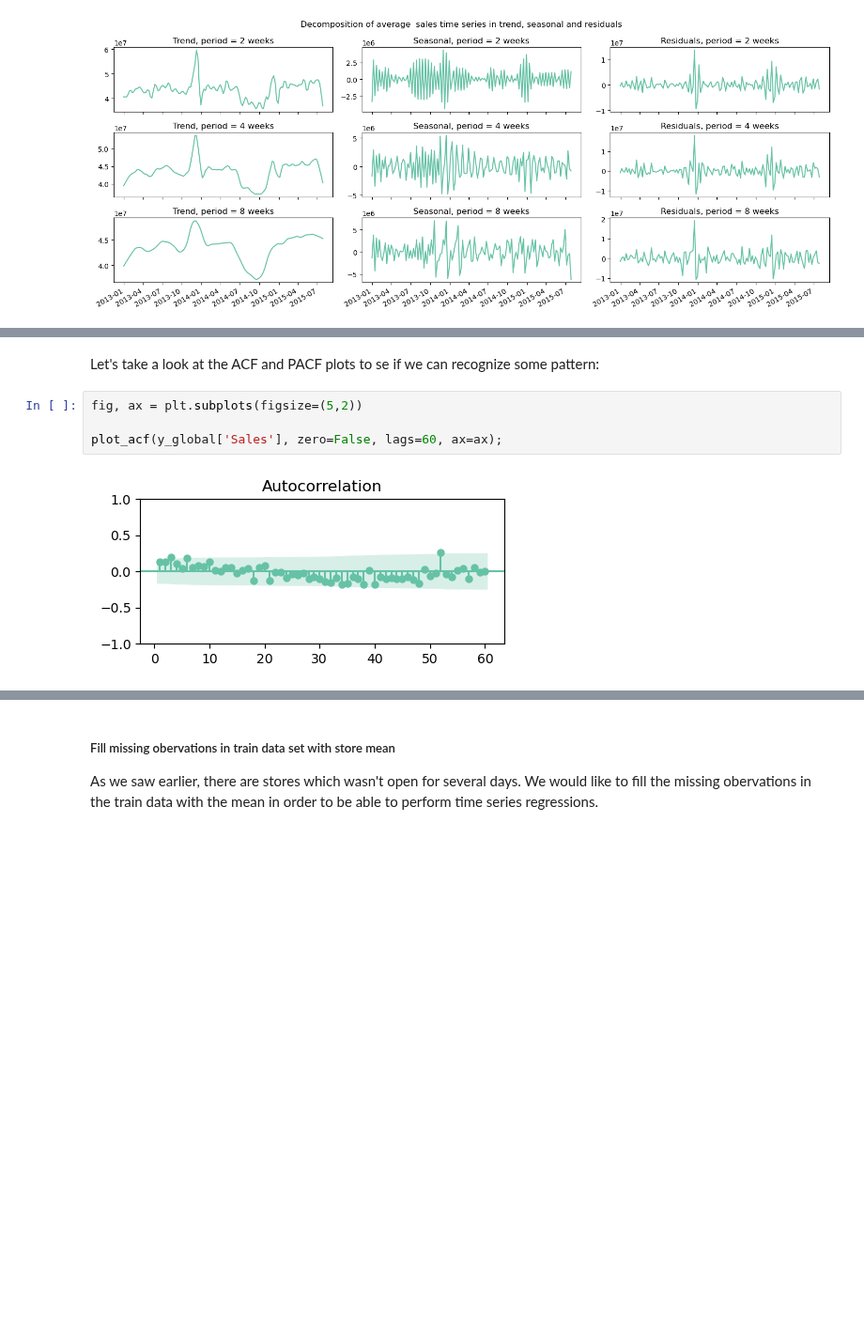
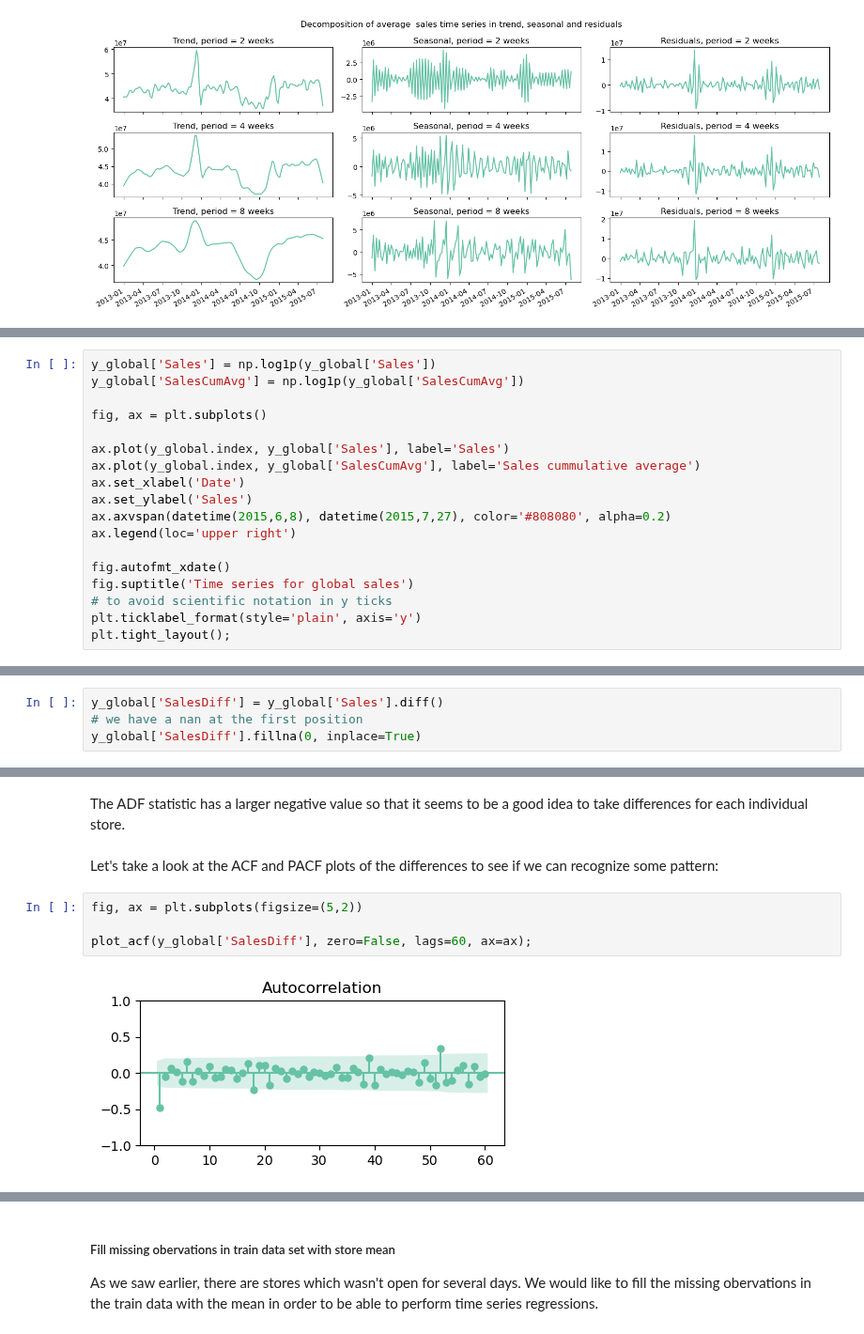
Before and after one commit to xaviermondragon/rossmann, a Jupyter notebook: notebooks/5_weekly_modelling_time_series.ipynb, the cells around one changed output, grey strips where cells are left out. Shown at 94% size. Cells and saved outputs as stored; diff of their text form; blank space fills up the shorter version.

Commit message:
Autoregressive model on differences.

```diff
--- a/notebooks/5_weekly_modelling_time_series.ipynb
+++ b/notebooks/5_weekly_modelling_time_series.ipynb
@@ -125,0 +128,18 @@ plt.tight_layout();
+# %%
+y_global['Sales'] = np.log1p(y_global['Sales'])
+y_global['SalesCumAvg'] = np.log1p(y_global['SalesCumAvg'])
+
+fig, ax = plt.subplots()
+
+ax.plot(y_global.index, y_global['Sales'], label='Sales')
+ax.plot(y_global.index, y_global['SalesCumAvg'], label='Sales cummulative average')
+ax.set_xlabel('Date')
+ax.set_ylabel('Sales')
+ax.axvspan(datetime(2015,6,8), datetime(2015,7,27), color='#808080', alpha=0.2)
+ax.legend(loc='upper right')
+
+fig.autofmt_xdate()
+fig.suptitle('Time series for global sales')
+# to avoid scientific notation in y ticks
+plt.ticklabel_format(style='plain', axis='y')
+plt.tight_layout();
@@ -133,0 +163,4 @@ plt.tight_layout();
+# %%
+y_global['SalesDiff'] = y_global['Sales'].diff()
+# we have a nan at the first position
+y_global['SalesDiff'].fillna(0, inplace=True)
@@ -134,10 +195,12 @@ plt.tight_layout();
+# %% [markdown]
+The ADF statistic has a larger negative value so that it seems to be a good idea to take differences for each individual store.
 # %% [markdown]
-Let's take a look at the ACF and PACF plots to se if we can recognize some pattern:
+Let's take a look at the ACF and PACF plots of the differences to see if we can recognize some pattern:
 # %%
 fig, ax = plt.subplots(figsize=(5,2))
 
-plot_acf(y_global['Sales'], zero=False, lags=60, ax=ax);
+plot_acf(y_global['SalesDiff'], zero=False, lags=60, ax=ax);
 # %% [output]
-[figure, old version]
+[figure, new version]
 # %%
 fig, ax = plt.subplots(figsize=(5,2))
```
Also changed, not shown: parts of 41 cells of this notebook.
